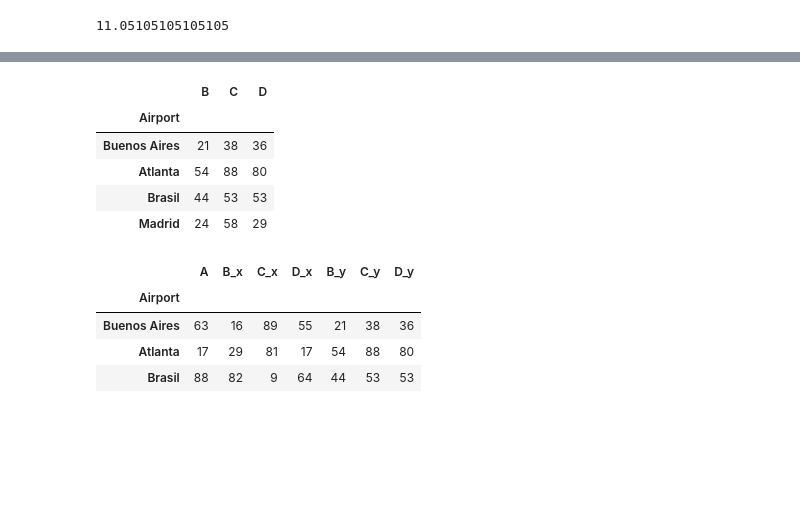
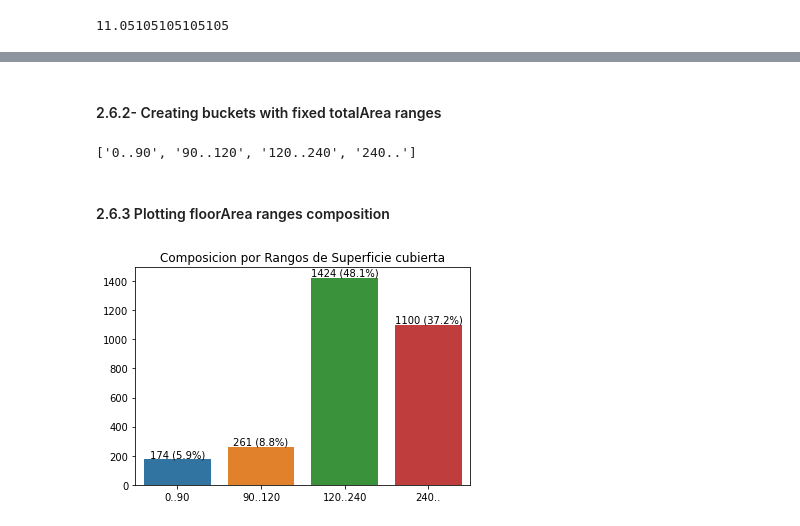
Before and after one commit to navicor90/real_state_analysis, a Jupyter notebook: eda_houses.ipynb, the cells around one changed output, grey strips where cells are left out. Saved outputs shown, nothing was run; the diff lists cells and outputs as text; code cells hidden in the pictures; blank space fills up the shorter version.

```diff
--- a/eda_houses.ipynb
+++ b/eda_houses.ipynb
@@ -237,19 +212,0 @@ df = df[df.floorArea_fixed >= 10]
-# %%
-def bucketizer(df, bucket_limits, field, new_field):
-    prev_limit = None
-    ranges = []
-    for i,limit in enumerate(bucket_limits):
-        if i==0:
-            df.loc[df[field] <= limit, new_field] = 0
-            ranges = ["0.."+str(limit)]
-        elif i==len(bucket_limits)-1:
-            df.loc[np.logical_and(df[field] > prev_limit,df[field] <= limit), new_field] = prev_limit
-            ranges.append(str(prev_limit)+".."+str(limit))
-
-            df.loc[df[field] > limit, new_field] = limit
-            ranges.append(str(limit)+"..")
-        else:
-            df.loc[np.logical_and(df[field] > prev_limit,df[field] <= limit), new_field] = prev_limit
-            ranges.append(str(prev_limit)+".."+str(limit))
-        prev_limit = limit
-    return ranges
@@ -283,2 +212,0 @@ plt.show()
-# %%
-df["squared_meter_amount"] = df.amount/df.floorArea_fixed
@@ -523,28 +213,30 @@ import pandas as pd
-# %%
-df1 = pd.DataFrame([['Buenos Aires',63,16,89,55],
-				['Atlanta',17,29,81,17],
-				['Brasil',88,82,9, 64]])
-df1.columns=['Airport','A','B','C','D']
-df1 = df1.set_index('Airport')
-
-df2 = pd.DataFrame([['Buenos Aires',21,38,36],
-		['Atlanta',54,88,80],
-		['Brasil',44,53,53],
-		['Madrid',24,58,29]])
-df2.columns=['Airport','B','C','D']
-df2 = df2.set_index('Airport')
-# %% [output]
-|  | B | C | D |
-| Airport |  |  |  |
-| Buenos Aires | 21 | 38 | 36 |
-| Atlanta | 54 | 88 | 80 |
-| Brasil | 44 | 53 | 53 |
-| Madrid | 24 | 58 | 29 |
-# %%
-df1.merge(df2, left_index=True,right_index=True)
-# %% [output]
-|  | A | B_x | C_x | D_x | B_y | C_y | D_y |
-| Airport |  |  |  |  |  |  |  |
-| Buenos Aires | 63 | 16 | 89 | 55 | 21 | 38 | 36 |
-| Atlanta | 17 | 29 | 81 | 17 | 54 | 88 | 80 |
-| Brasil | 88 | 82 | 9 | 64 | 44 | 53 | 53 |
+# %% [markdown]
+#### 2.6.2- Creating buckets with fixed totalArea ranges
+# %%
+# Removing disables
+cleaned_df = fix_clean_floor_area(df)
+# Avoid apartments with less of 10 square meters
+cleaned_df = cleaned_df[cleaned_df.floorArea_fixed >= 10]
+
+# Creating buckets
+bucket_separators = [90,120,240]
+field = "floorArea_fixed"
+new_field="house_range"
+ranges = bucketizer(cleaned_df, bucket_separators, field, new_field)
+ranges
+# %% [output]
+['0..90', '90..120', '120..240', '240..']
+# %% [markdown]
+#### 2.6.3 Plotting floorArea ranges composition
+# %%
+house_range = cleaned_df.groupby('house_range').count().ref_id#.sort_values(ascending=False)
+share = round(house_range/house_range.sum()*100,1)
+g = sns.barplot(x=ranges, y=house_range.values)
+
+for i,row in enumerate(house_range.iteritems()):
+    bar_text = f'{row[1]} ({share.iloc[i]}%)'
+    g.text(i, row[1], bar_text, color='black', ha="center",va='bottom',rotation=0)
+g.set_title('Composicion por Rangos de Superficie cubierta')
+plt.show()
+# %% [output]
+[figure, added]
```
Also changed, not shown: parts of 76 cells of this notebook, 5 other files.
